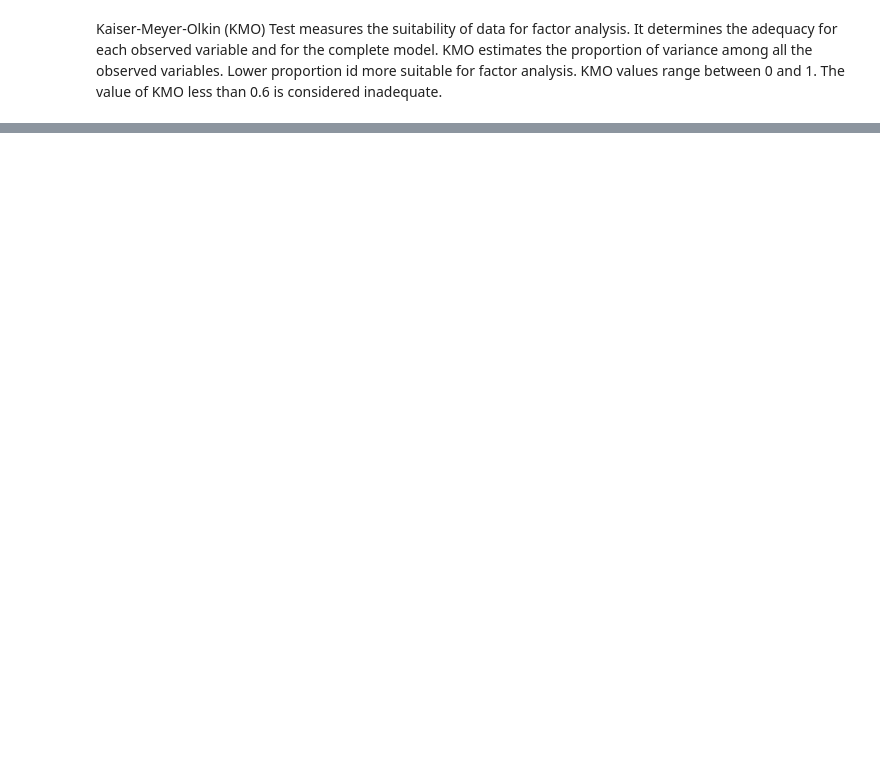
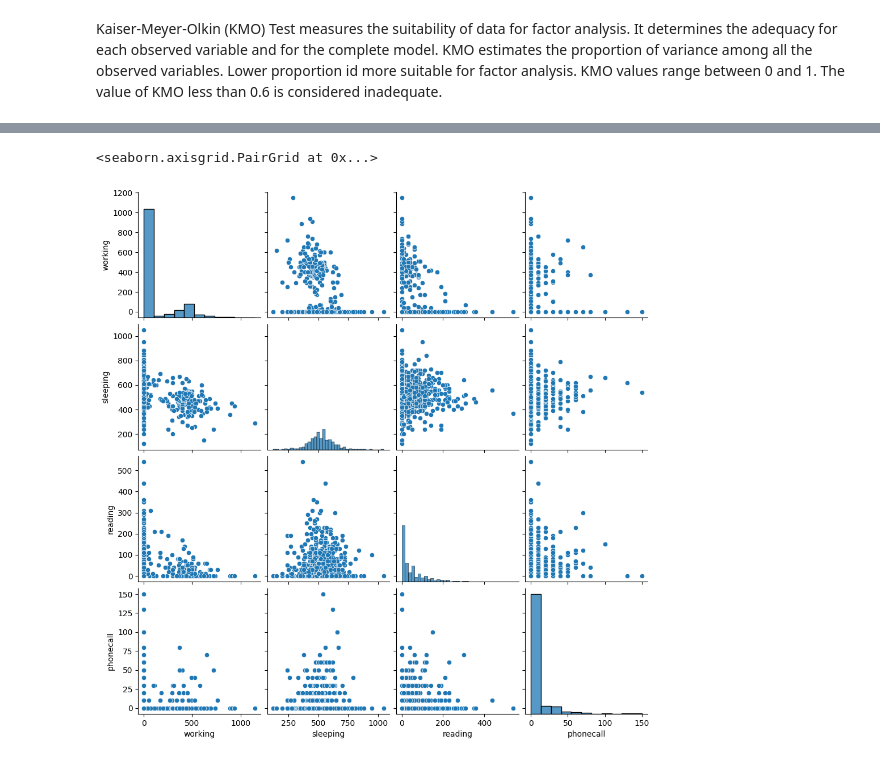
Before and after one commit to heinohen/household_habits_SDA, a Jupyter notebook: habits.ipynb, the cells around one changed output, grey strips where cells are left out. Saved outputs shown, nothing was run; the diff lists cells and outputs as text; code cells hidden in the pictures; blank space fills up the shorter version.

```diff
--- a/habits.ipynb
+++ b/habits.ipynb
@@ -400,0 +467,7 @@ dtype: float64
+# %%
+import seaborn as sns
+#https://seaborn.pydata.org/generated/seaborn.pairplot.html
+sns.pairplot(df_act)
+# %% [output]
+<seaborn.axisgrid.PairGrid at 0x...>
+[figure, added]
```
Also changed, not shown: parts of 21 cells of this notebook, 2 other files.
